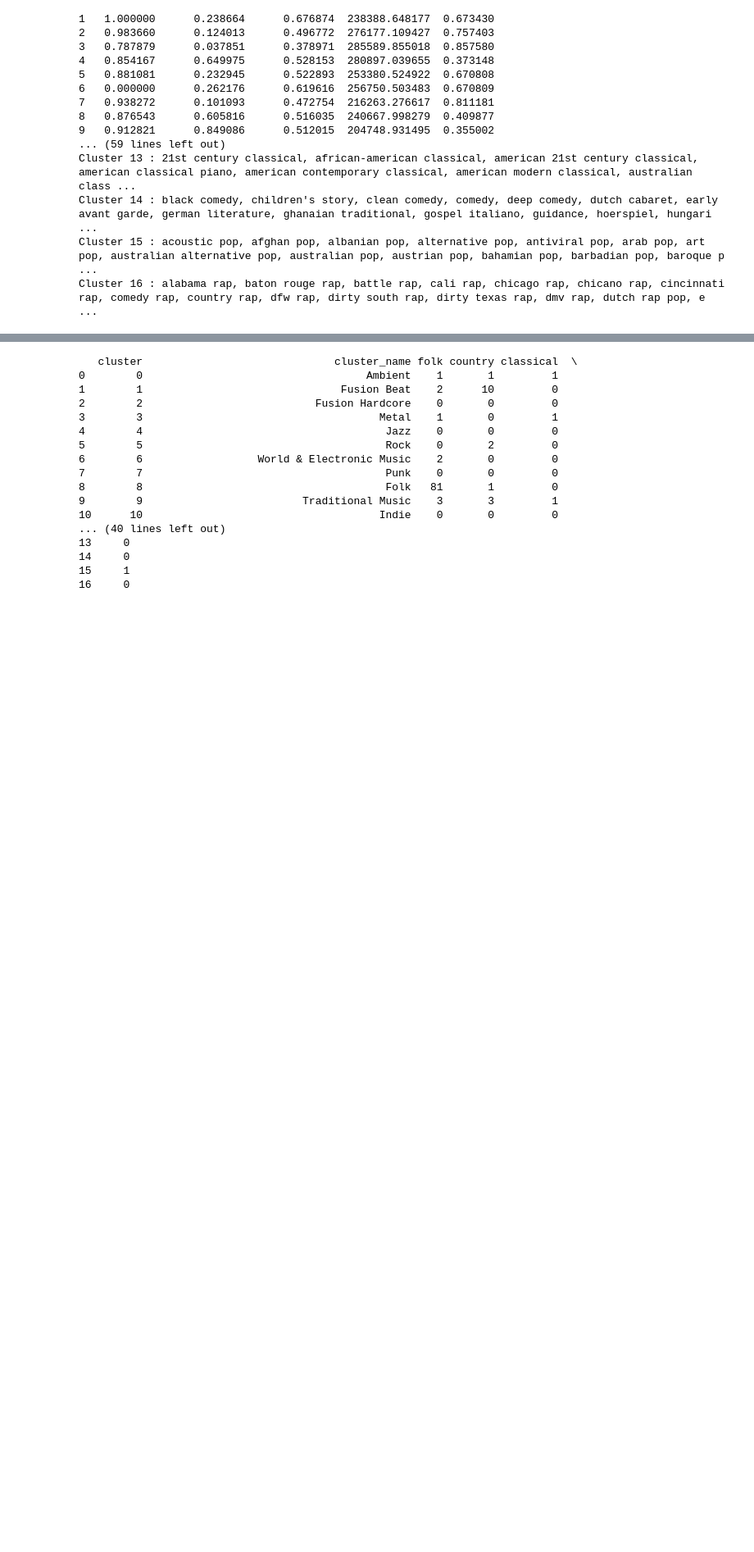
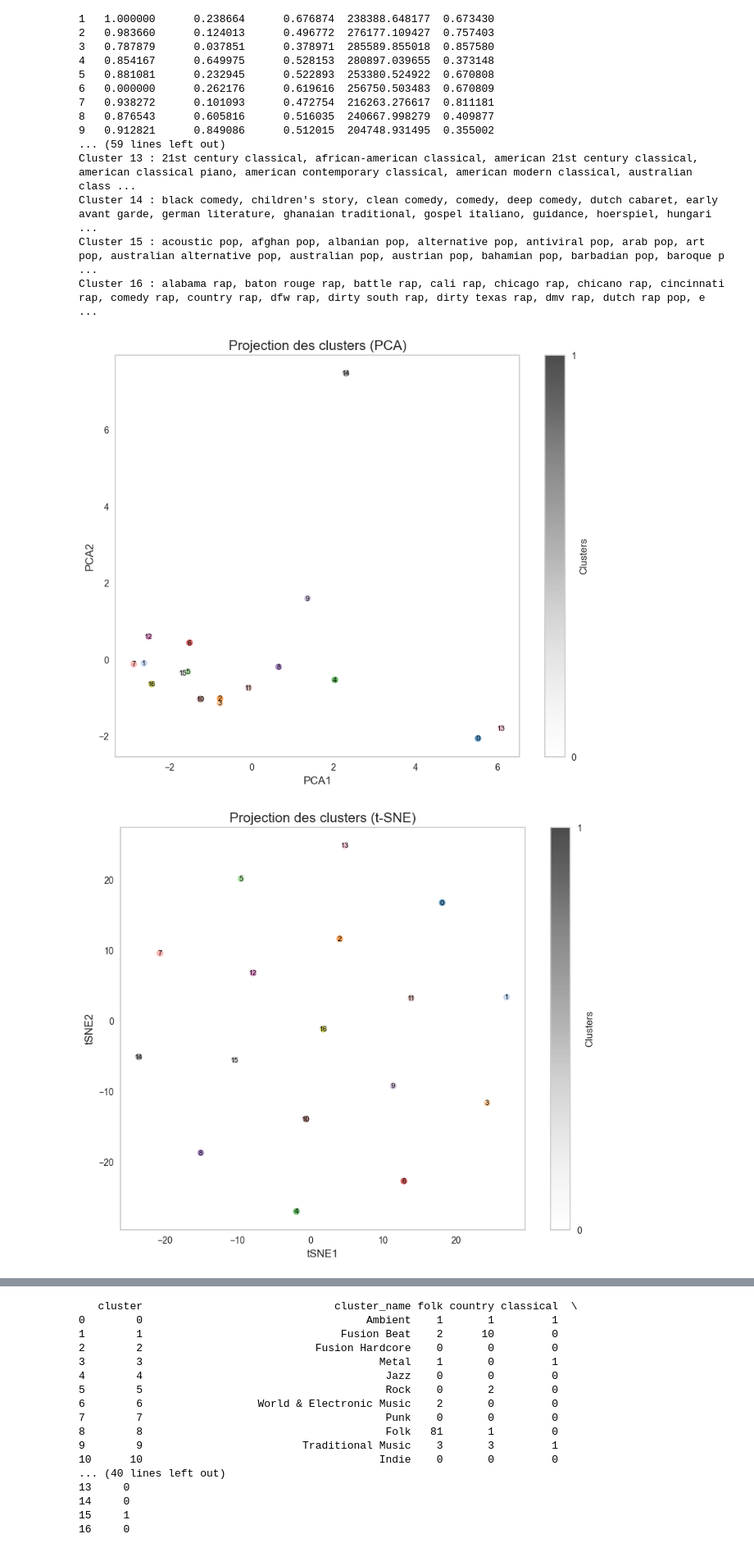
Before and after one commit to EtienneVtr/Hackathon-Spotify, a Jupyter notebook: EDA/analyse.ipynb, the cells around one changed output, grey strips where cells are left out. Shown at 82% size. Saved outputs shown, nothing was run; the diff lists cells and outputs as text; code cells hidden in the pictures; blank space fills up the shorter version.

```diff
--- a/EDA/analyse.ipynb
+++ b/EDA/analyse.ipynb
@@ -372,3 +369,68 @@ Cluster 13 : 21st century classical, african-american classical, american 21st c
 Cluster 14 : black comedy, children's story, clean comedy, comedy, deep comedy, dutch cabaret, early avant garde, german literature, ghanaian traditional, gospel italiano, guidance, hoerspiel, hungari ...
 Cluster 15 : acoustic pop, afghan pop, albanian pop, alternative pop, antiviral pop, arab pop, art pop, australian alternative pop, australian pop, austrian pop, bahamian pop, barbadian pop, baroque p ...
 Cluster 16 : alabama rap, baton rouge rap, battle rap, cali rap, chicago rap, chicano rap, cincinnati rap, comedy rap, country rap, dfw rap, dirty south rap, dirty texas rap, dmv rap, dutch rap pop, e ...
+# %%
+from sklearn.preprocessing import StandardScaler
+from sklearn.decomposition import PCA
+from sklearn.manifold import TSNE
+
+# Charger les données
+cluster_data = cluster_means
+
+# Sélectionner les caractéristiques numériques uniquement
+features = cluster_data.drop(columns=['cluster', 'name'])
+
+# Standardiser les données
+scaler = StandardScaler()
+standardized_features = scaler.fit_transform(features)
+
+# Appliquer PCA pour réduction à 2 dimensions
+pca = PCA(n_components=2)
+pca_result = pca.fit_transform(standardized_features)
+
+# Ajouter les résultats PCA dans le DataFrame
+cluster_data['PCA1'] = pca_result[:, 0]
+cluster_data['PCA2'] = pca_result[:, 1]
+
+# Tracer le scatter plot pour PCA
+plt.figure(figsize=(10, 8))
+colors = plt.cm.tab20(cluster_data['cluster'].astype('category').cat.codes)  # Colormap avec couleurs uniques par cluster
+plt.scatter(cluster_data['PCA1'], cluster_data['PCA2'], c=colors, alpha=0.7)
+
+# Annoter les points avec le numéro de cluster
+for i, row in cluster_data.iterrows():
+    plt.text(row['PCA1'], row['PCA2'], str(row['cluster']), fontsize=8, ha='center', va='center', color='black')
+
+plt.title('Projection des clusters (PCA)', fontsize=15)
+plt.xlabel('PCA1', fontsize=12)
+plt.ylabel('PCA2', fontsize=12)
+plt.colorbar(label="Clusters", ticks=range(cluster_data['cluster'].nunique()))
+plt.grid()
+plt.show()
+
+# Appliquer t-SNE pour une autre réduction de dimensionnalité
+# Réduire perplexity si dataset petit
+tsne = TSNE(n_components=2, random_state=42, perplexity=min(30, len(cluster_data) - 1))
+tsne_result = tsne.fit_transform(standardized_features)
+
+# Ajouter les résultats t-SNE dans le DataFrame
+cluster_data['tSNE1'] = tsne_result[:, 0]
+cluster_data['tSNE2'] = tsne_result[:, 1]
+
+# Tracer le scatter plot pour t-SNE
+plt.figure(figsize=(10, 8))
+plt.scatter(cluster_data['tSNE1'], cluster_data['tSNE2'], c=colors, alpha=0.7)
+
+# Annoter les points avec le numéro de cluster
+for i, row in cluster_data.iterrows():
+    plt.text(row['tSNE1'], row['tSNE2'], str(row['cluster']), fontsize=8, ha='center', va='center', color='black')
+
+plt.title('Projection des clusters (t-SNE)', fontsize=15)
+plt.xlabel('tSNE1', fontsize=12)
+plt.ylabel('tSNE2', fontsize=12)
+plt.colorbar(label="Clusters", ticks=range(cluster_data['cluster'].nunique()))
+plt.grid()
+plt.show()
+# %% [output]
+[figure, added]
+[figure, added]
```
Also changed, not shown: parts of 11 cells of this notebook, 1 other file.
